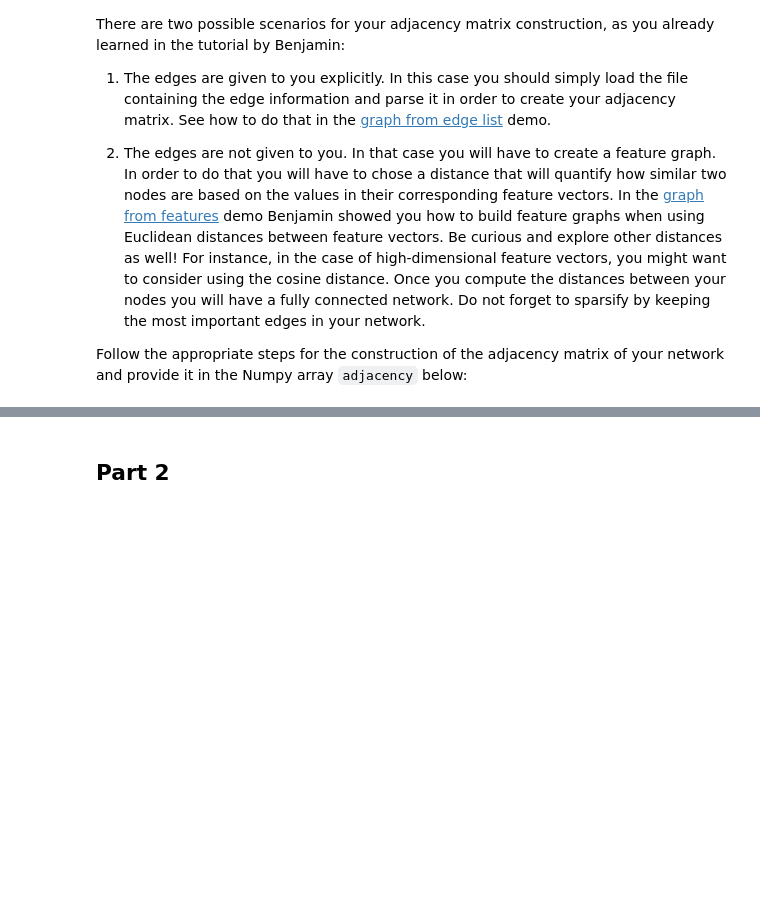
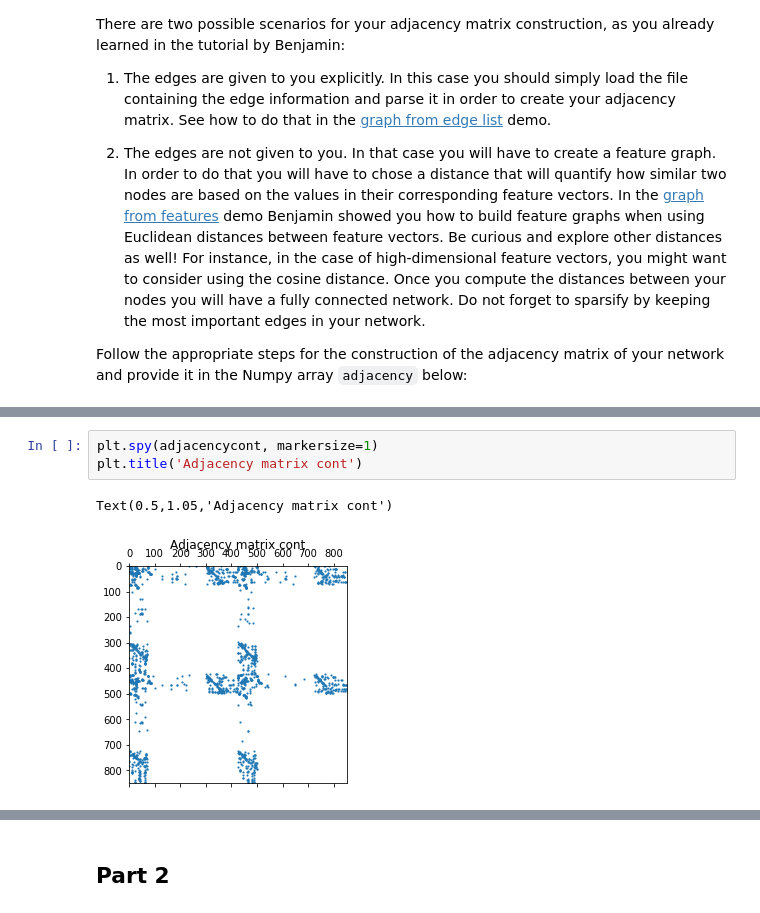
Before and after one commit to Kakavand/EPFL-antiterrorAssignment, a Jupyter notebook: milestone_1/1_network_properties_marco1-6.ipynb, the cells around one changed output, grey strips where cells are left out. Drawn from its saved outputs; the diff is of its cells as text; blank space fills up the shorter version.

```diff
--- a/milestone_1/1_network_properties_marco1-6.ipynb
+++ b/milestone_1/1_network_properties_marco1-6.ipynb
@@ -60,0 +311,6 @@ n_nodes = # the number of nodes in the network
+# %%
+plt.spy(adjacencycont, markersize=1)
+plt.title('Adjacency matrix cont')
+# %% [output]
+Text(0.5,1.05,'Adjacency matrix cont')
+[figure, added]
```
Also changed, not shown: parts of 36 cells of this notebook, 1 other file.
